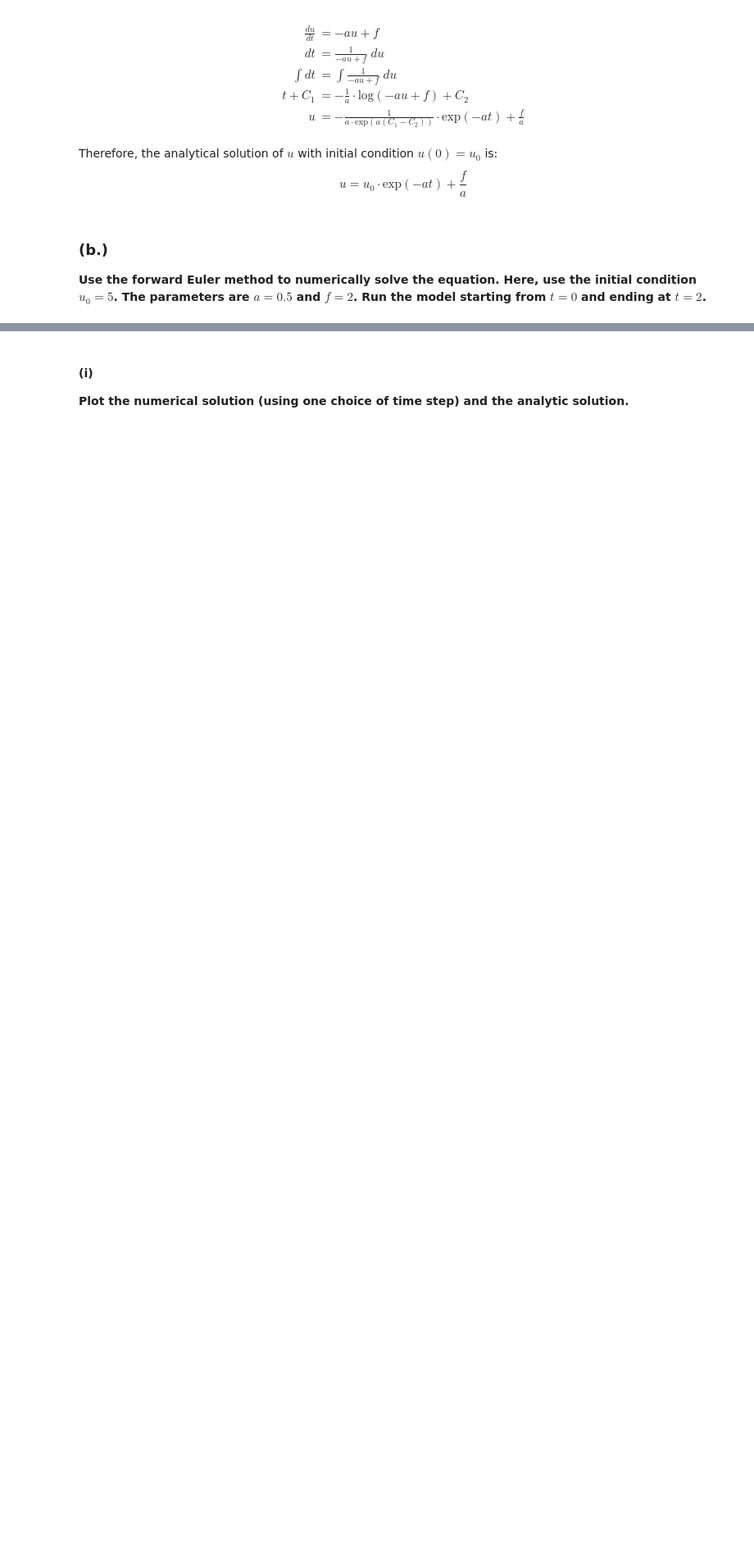
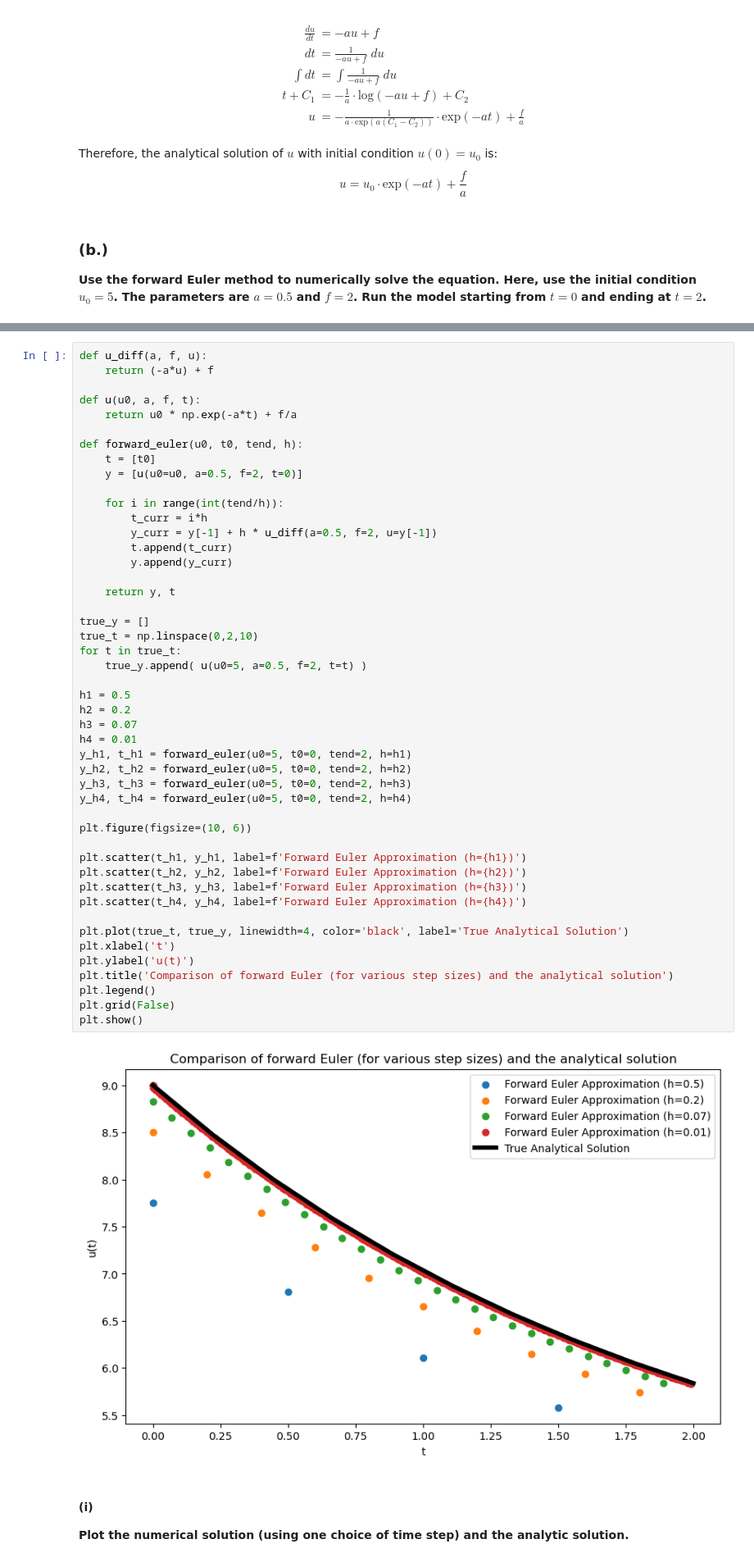
Before and after one commit to Stochastic1017/MATH_616, a Jupyter notebook: Homeworks/S_Sudhir_Homework_1.ipynb, the cells around one changed output, grey strips where cells are left out. Shown at 82% size. Cells and saved outputs as stored; diff of their text form; blank space fills up the shorter version.

```diff
--- a/Homeworks/S_Sudhir_Homework_1.ipynb
+++ b/Homeworks/S_Sudhir_Homework_1.ipynb
@@ -42,3 +56,52 @@ $$ u = u_0 \cdot \text{exp}(-at) + \frac{f}{a} $$
+# %%
+def u_diff(a, f, u):
+    return (-a*u) + f
+
+def u(u0, a, f, t):
+    return u0 * np.exp(-a*t) + f/a
+
+def forward_euler(u0, t0, tend, h):
+    t = [t0]
+    y = [u(u0=u0, a=0.5, f=2, t=0)]
+
+    for i in range(int(tend/h)):
+        t_curr = i*h
+        y_curr = y[-1] + h * u_diff(a=0.5, f=2, u=y[-1])
+        t.append(t_curr)
+        y.append(y_curr)
+
+    return y, t
+
+true_y = []
+true_t = np.linspace(0,2,10)
+for t in true_t:
+    true_y.append( u(u0=5, a=0.5, f=2, t=t) )
+
+h1 = 0.5
+h2 = 0.2
+h3 = 0.07
+h4 = 0.01
+y_h1, t_h1 = forward_euler(u0=5, t0=0, tend=2, h=h1)
+y_h2, t_h2 = forward_euler(u0=5, t0=0, tend=2, h=h2)
+y_h3, t_h3 = forward_euler(u0=5, t0=0, tend=2, h=h3)
+y_h4, t_h4 = forward_euler(u0=5, t0=0, tend=2, h=h4)
+
+plt.figure(figsize=(10, 6))
+
+plt.scatter(t_h1, y_h1, label=f'Forward Euler Approximation (h={h1})')
+plt.scatter(t_h2, y_h2, label=f'Forward Euler Approximation (h={h2})')
+plt.scatter(t_h3, y_h3, label=f'Forward Euler Approximation (h={h3})')
+plt.scatter(t_h4, y_h4, label=f'Forward Euler Approximation (h={h4})')
+
+plt.plot(true_t, true_y, linewidth=4, color='black', label='True Analytical Solution')
+plt.xlabel('t')
+plt.ylabel('u(t)')
+plt.title('Comparison of forward Euler (for various step sizes) and the analytical solution')
+plt.legend()
+plt.grid(False)
+plt.show()
+# %% [output]
+[figure, added]
 # %% [markdown]
 #### (i)
 
```
Also changed, not shown: parts of 2 cells of this notebook.
